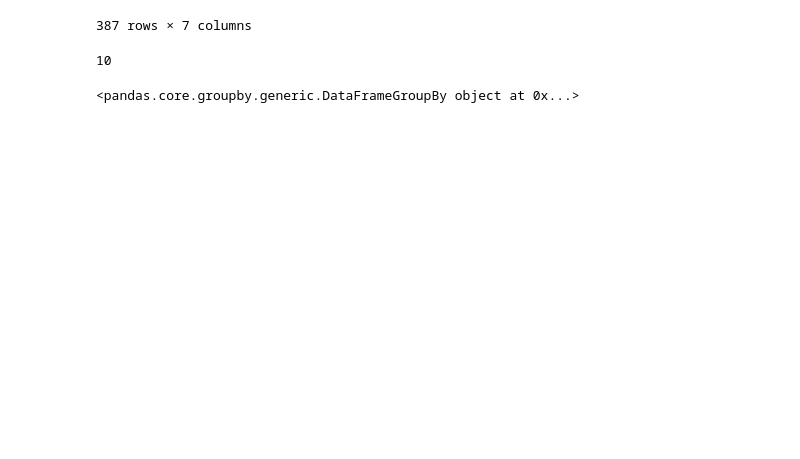
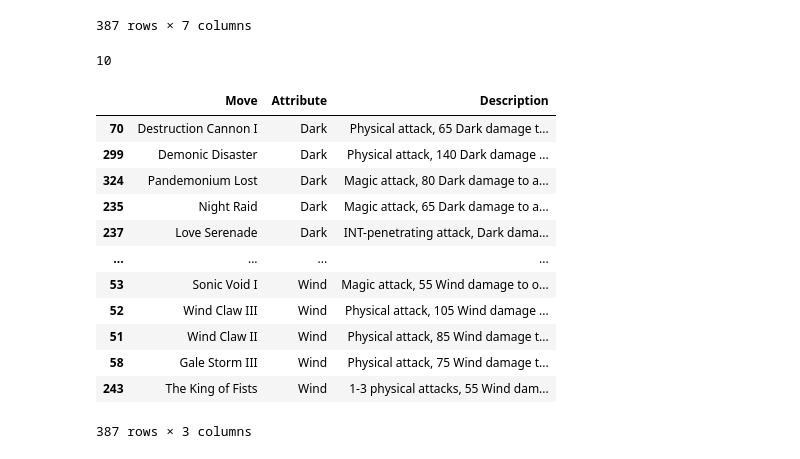
Before and after one commit to Shelf0/DB_Build-Digimon, a Jupyter notebook: Digimon.ipynb, the cells around one changed output. Drawn from its saved outputs; the diff is of its cells as text; code cells hidden in the pictures; blank space fills up the shorter version.

```diff
--- a/Digimon.ipynb
+++ b/Digimon.ipynb
@@ -75,7 +75,36 @@ n = len(pd.unique(sorted_moves_df['Attribute']))
 print(n)
 # %% [output]
 10
-# %%
-dark_df = sorted_moves_df.groupby("Attribute")
-# %% [output]
-<pandas.core.groupby.generic.DataFrameGroupBy object at 0x...>
+# %%
+#Keep Index, Country, Value exported in 2020
+cleaned_df = sorted_moves_df.drop(columns=['SP Cost', 'Power', 'Inheritable','Type'])
+cleaned_df
+
+# Set new index to Attribute
+#Att_df = cleaned_df.set_index("Attribute")
+#Att_df
+
+
+
+
+#cleaned_countries_df = cleaned_df.rename(columns={'Country': 'country'})
+#print(df_new)
+#alpha_countries_df = cleaned_countries_df.sort_values(by='country')
+#final_countries_df = alpha_countries_df.set_index('country')
+
+#keep move, attribute & Description
+#Reset index
+# %% [output]
+|  | Move | Attribute | Description |
+| 70 | Destruction Cannon I | Dark | Physical attack, 65 Dark damage t... |
+| 299 | Demonic Disaster | Dark | Physical attack, 140 Dark damage ... |
+| 324 | Pandemonium Lost | Dark | Magic attack, 80 Dark damage to a... |
+| 235 | Night Raid | Dark | Magic attack, 65 Dark damage to a... |
+| 237 | Love Serenade | Dark | INT-penetrating attack, Dark dama... |
+| ... | ... | ... | ... |
+| 53 | Sonic Void I | Wind | Magic attack, 55 Wind damage to o... |
+| 52 | Wind Claw III | Wind | Physical attack, 105 Wind damage ... |
+| 51 | Wind Claw II | Wind | Physical attack, 85 Wind damage t... |
+| 58 | Gale Storm III | Wind | Physical attack, 75 Wind damage t... |
+| 243 | The King of Fists | Wind | 1-3 physical attacks, 55 Wind dam... |
+387 rows × 3 columns
```
Also changed, not shown: parts of 2 cells of this notebook.
